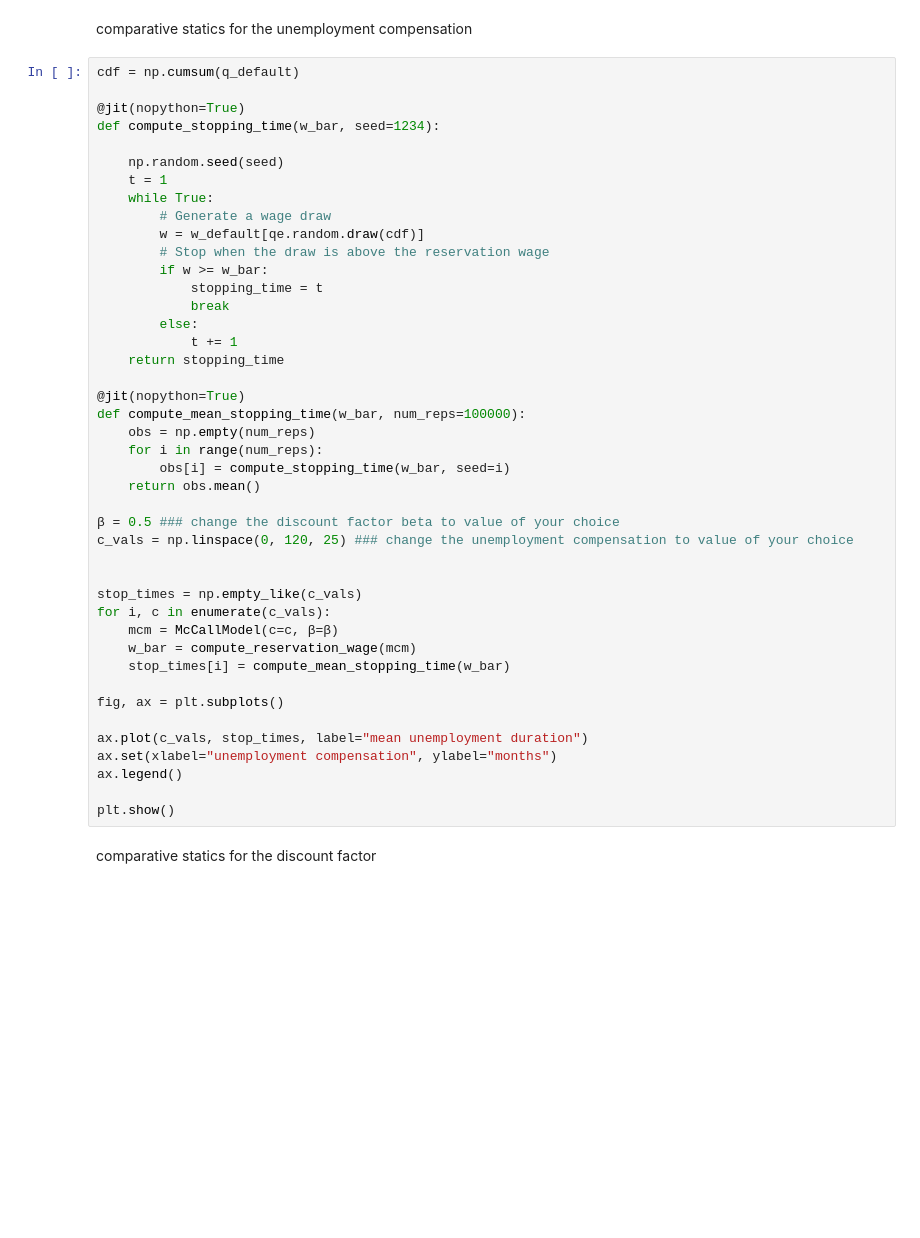
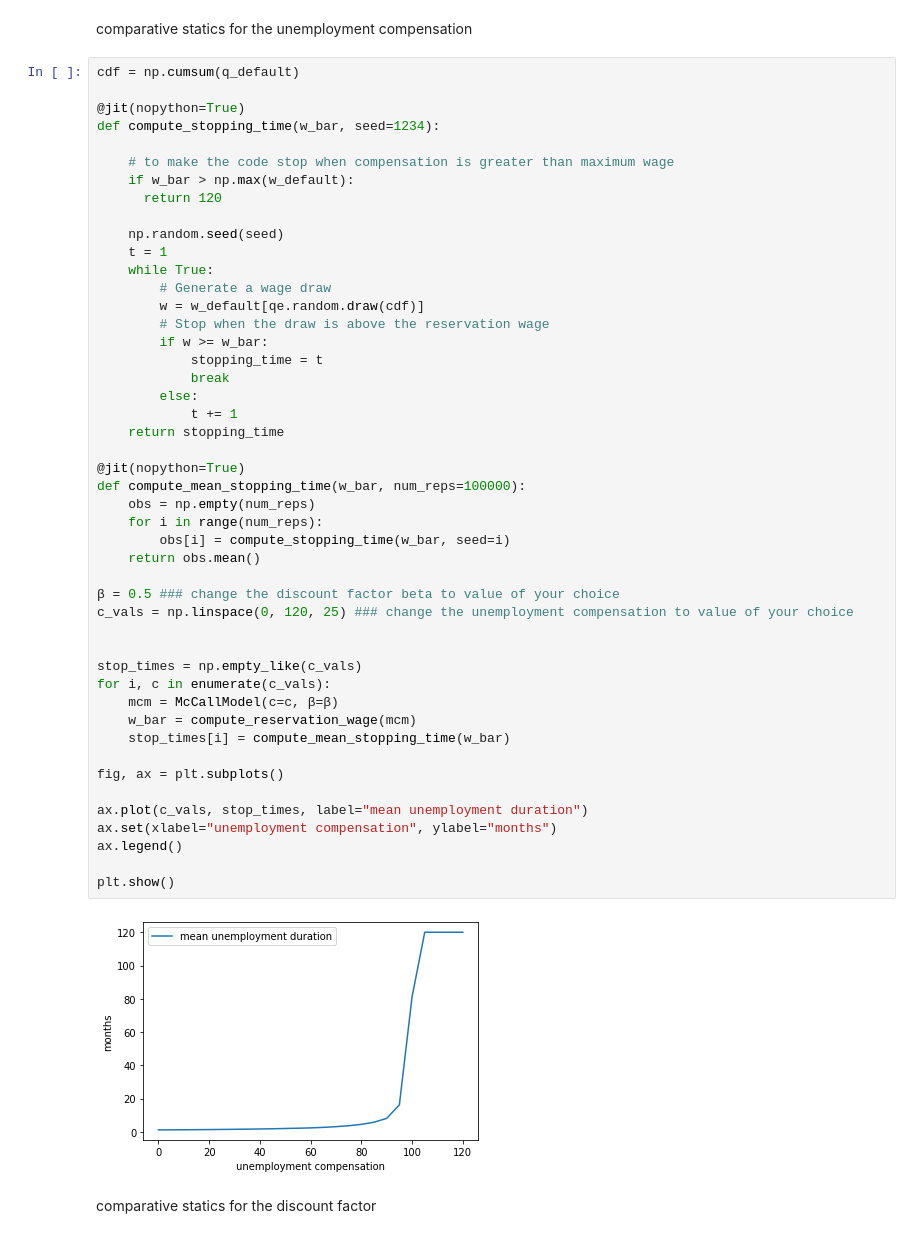
Before and after one commit to ChristalL99/ECON211_Job_Searching_Simulation, a Jupyter notebook: Job_Searching_Model.ipynb, the cells around one changed output. Saved outputs shown, nothing was run; the diff lists cells and outputs as text; blank space fills up the shorter version.

```diff
--- a/Job_Searching_Model.ipynb
+++ b/Job_Searching_Model.ipynb
@@ -298,6 +298,10 @@ cdf = np.cumsum(q_default)
 
 @jit(nopython=True)
 def compute_stopping_time(w_bar, seed=1234):
+
+    # to make the code stop when compensation is greater than maximum wage
+    if w_bar > np.max(w_default):
+      return 120
 
     np.random.seed(seed)
     t = 1
@@ -309,33 +313,35 @@ def compute_stopping_time(w_bar, seed=1234):
             stopping_time = t
             break
         else:
             t += 1
     return stopping_time
 
 @jit(nopython=True)
 def compute_mean_stopping_time(w_bar, num_reps=100000):
     obs = np.empty(num_reps)
     for i in range(num_reps):
         obs[i] = compute_stopping_time(w_bar, seed=i)
     return obs.mean()
 
 β = 0.5 ### change the discount factor beta to value of your choice
 c_vals = np.linspace(0, 120, 25) ### change the unemployment compensation to value of your choice
 
 
 stop_times = np.empty_like(c_vals)
 for i, c in enumerate(c_vals):
     mcm = McCallModel(c=c, β=β)
     w_bar = compute_reservation_wage(mcm)
     stop_times[i] = compute_mean_stopping_time(w_bar)
 
 fig, ax = plt.subplots()
 
 ax.plot(c_vals, stop_times, label="mean unemployment duration")
 ax.set(xlabel="unemployment compensation", ylabel="months")
 ax.legend()
 
 plt.show()
+# %% [output]
+[figure, added]
 # %% [markdown]
 comparative statics for the discount factor
 # %%
```
Also changed, not shown: parts of 3 cells of this notebook.
